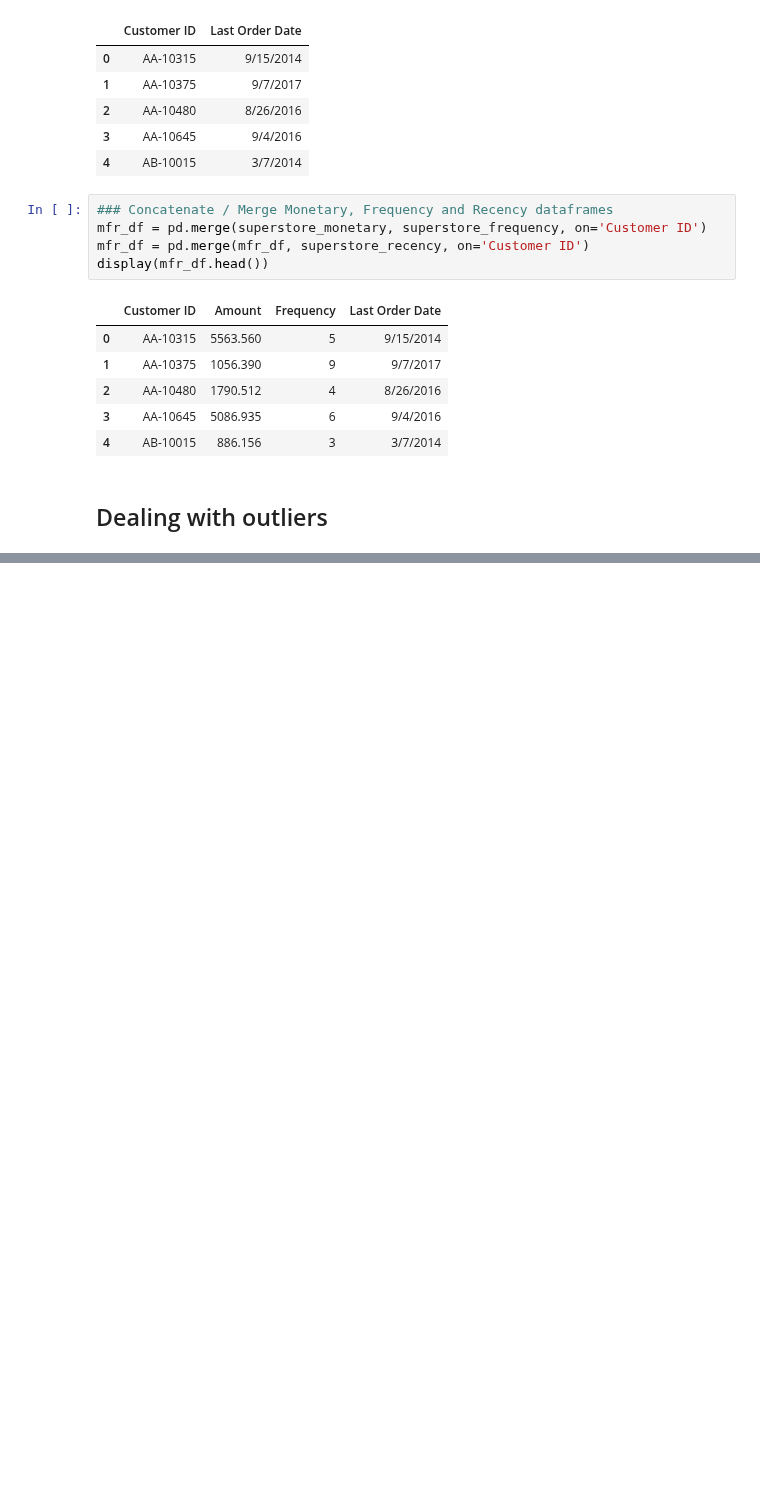
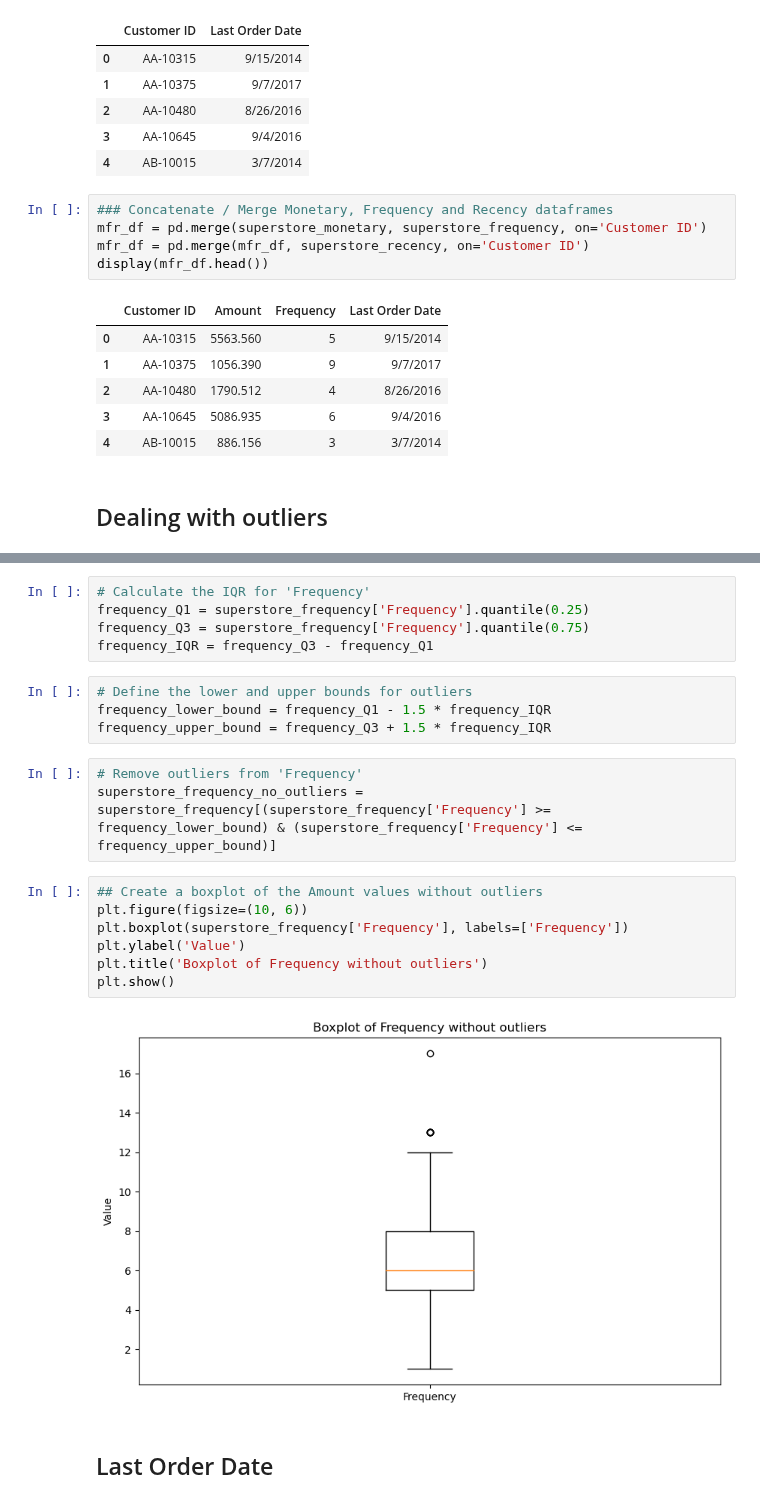
Before and after one commit to MaxLopezSalgado/superstore_e-commerce, a Jupyter notebook: ML/ML.ipynb, the cells around one changed output, grey strips where cells are left out. Cells and saved outputs as stored; diff of their text form; blank space fills up the shorter version.

```diff
--- a/ML/ML.ipynb
+++ b/ML/ML.ipynb
@@ -370,0 +277,23 @@ These metrics can provide additional insights into the performance of our machin
+# %%
+# Calculate the IQR for 'Frequency'
+frequency_Q1 = superstore_frequency['Frequency'].quantile(0.25)
+frequency_Q3 = superstore_frequency['Frequency'].quantile(0.75)
+frequency_IQR = frequency_Q3 - frequency_Q1
+# %%
+# Define the lower and upper bounds for outliers
+frequency_lower_bound = frequency_Q1 - 1.5 * frequency_IQR
+frequency_upper_bound = frequency_Q3 + 1.5 * frequency_IQR
+# %%
+# Remove outliers from 'Frequency'
+superstore_frequency_no_outliers = superstore_frequency[(superstore_frequency['Frequency'] >= frequency_lower_bound) & (superstore_frequency['Frequency'] <= frequency_upper_bound)]
+# %%
+## Create a boxplot of the Amount values without outliers
+plt.figure(figsize=(10, 6))
+plt.boxplot(superstore_frequency['Frequency'], labels=['Frequency'])
+plt.ylabel('Value')
+plt.title('Boxplot of Frequency without outliers')
+plt.show()
+# %% [output]
+[figure, added]
+# %% [markdown]
+## Last Order Date
```
Also changed, not shown: parts of 48 cells of this notebook.
